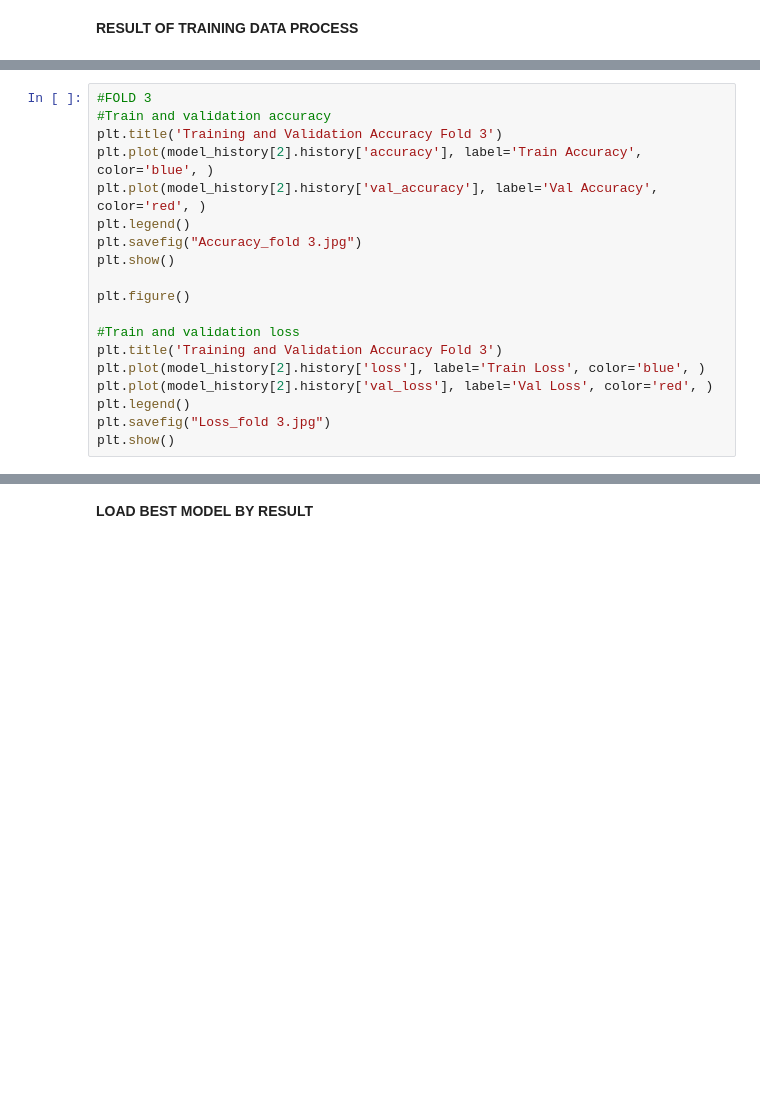
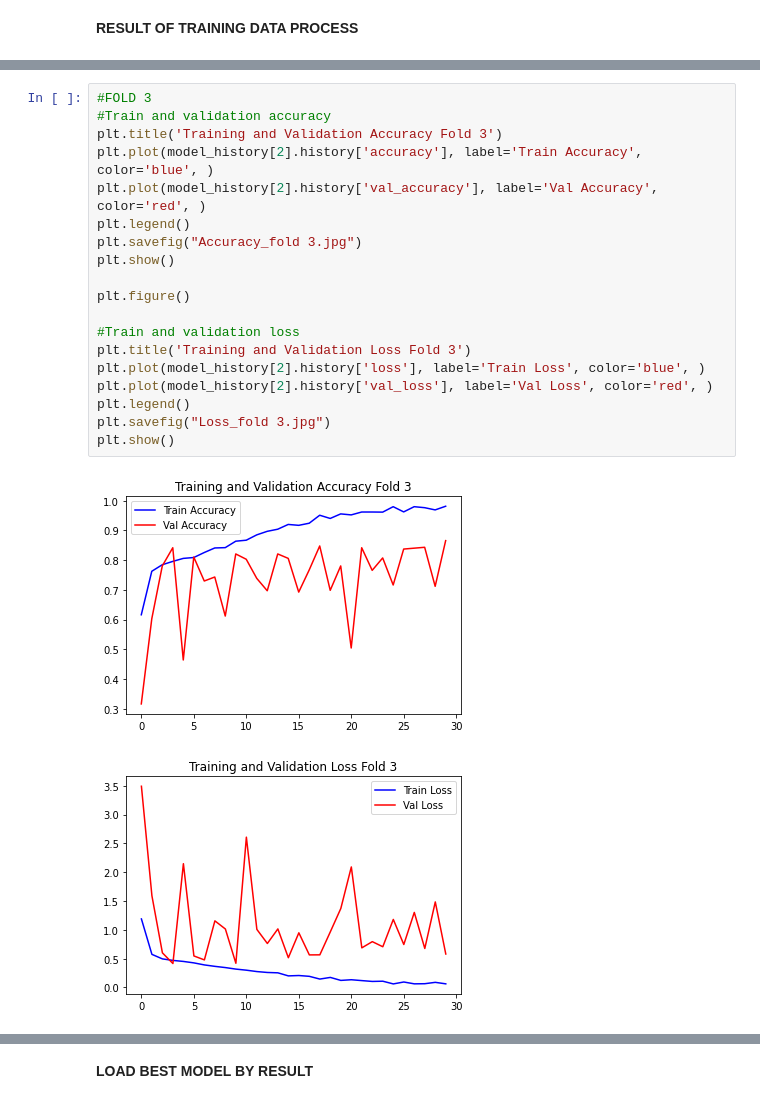
Before and after one commit to avishatr/TA, a Jupyter notebook: alexnet-corn-or-maize-disease-detectection.ipynb, the cells around one changed output, grey strips where cells are left out. Drawn from its saved outputs; the diff is of its cells as text; blank space fills up the shorter version.

```diff
--- a/alexnet-corn-or-maize-disease-detectection.ipynb
+++ b/alexnet-corn-or-maize-disease-detectection.ipynb
@@ -254,22 +306,25 @@ plt.show()
 # %%
 #FOLD 3
 #Train and validation accuracy
 plt.title('Training and Validation Accuracy Fold 3')
 plt.plot(model_history[2].history['accuracy'], label='Train Accuracy', color='blue', )
 plt.plot(model_history[2].history['val_accuracy'], label='Val Accuracy', color='red', )
 plt.legend()
 plt.savefig("Accuracy_fold 3.jpg")
 plt.show()
 
 plt.figure()
 
 #Train and validation loss
-plt.title('Training and Validation Accuracy Fold 3')
+plt.title('Training and Validation Loss Fold 3')
 plt.plot(model_history[2].history['loss'], label='Train Loss', color='blue', )
 plt.plot(model_history[2].history['val_loss'], label='Val Loss', color='red', )
 plt.legend()
 plt.savefig("Loss_fold 3.jpg")
 plt.show()
+# %% [output]
+[figure, added]
+[figure, added]
 # %%
 #FOLD 4
 #Train and validation accuracy
```
Also changed, not shown: parts of 18 cells of this notebook.
